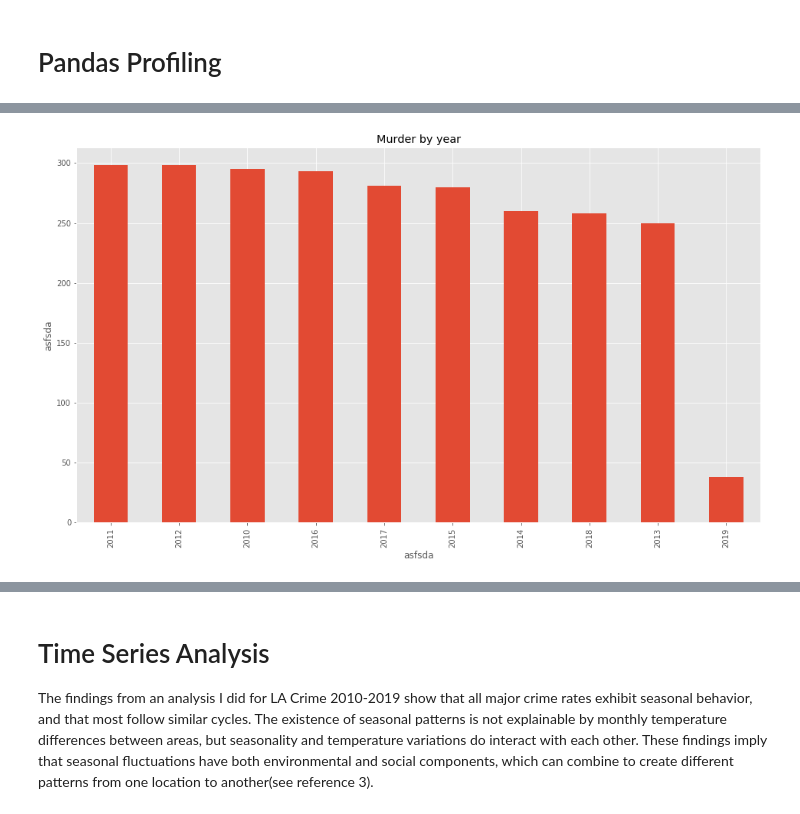
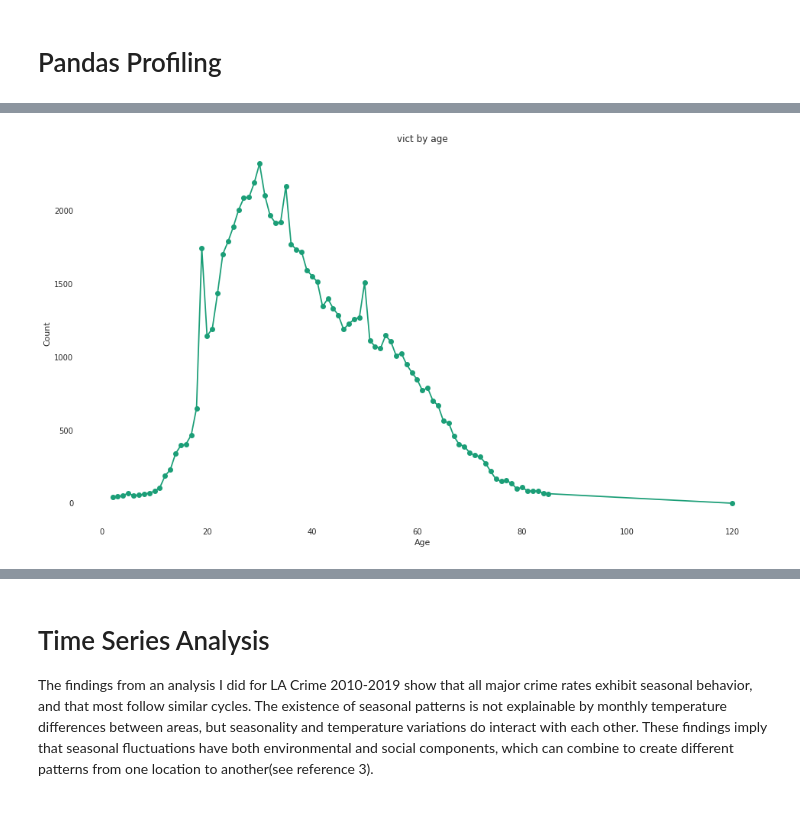
Before and after one commit to nonoumasy/Los-Angeles-Crime-2020, a Jupyter notebook: Los_Angeles_Crime_2020.ipynb, the cells around one changed output, grey strips where cells are left out. Cells and saved outputs as stored; diff of their text form; code cells hidden in the pictures.

```diff
--- a/Los_Angeles_Crime_2020.ipynb
+++ b/Los_Angeles_Crime_2020.ipynb
@@ -595,9 +480,9 @@ plt.show()
 # %%
-#murder by year
-df[df['crm_cd_desc'] == 'CRIMINAL HOMICIDE' ].year.value_counts().plot(figsize=(16,9), kind='bar')
-plt.xlabel('asfsda')
-plt.ylabel('asfsda')
-plt.title('Murder by year')
+#vict by age
+df.vict_age.value_counts().sort_index().plot(figsize=(16,9),marker='o', colormap='Dark2')
+plt.xlabel('Age')
+plt.ylabel('Count')
+plt.title('vict by age')
 plt.show()
 # %% [output]
-[figure, old version]
+[figure, new version]
```
Also changed, not shown: parts of 50 cells of this notebook.
